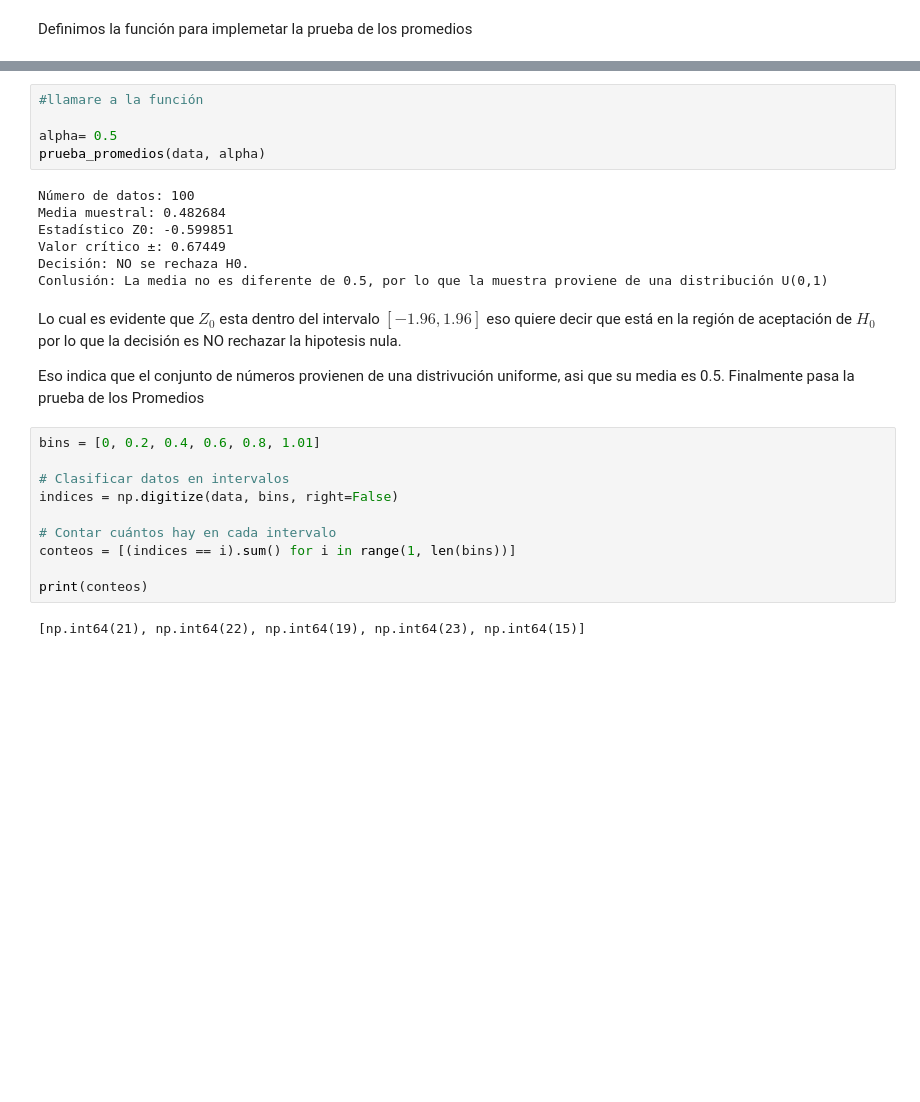
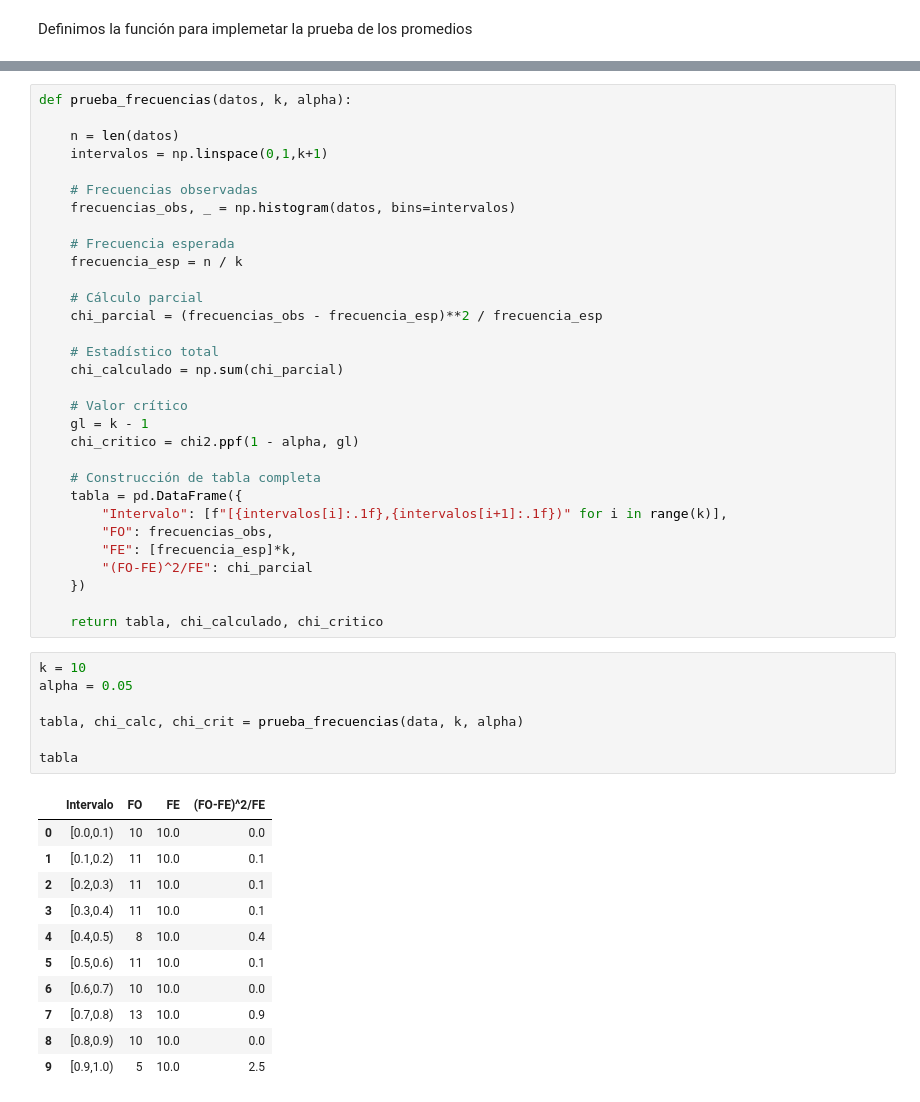
Before and after one commit to KarlaMichelleSorianoSanhez/Simulacion-I, a Jupyter notebook: prueba_frecuencias.ipynb, the cells around one changed output, grey strips where cells are left out. Cells and saved outputs as stored; diff of their text form; blank space fills up the shorter version.

```diff
--- a/prueba_frecuencias.ipynb
+++ b/prueba_frecuencias.ipynb
@@ -143,29 +176,50 @@ def prueba_promedios(data, alpha):
-# %%
-#llamare a la función
-
-alpha= 0.5
-prueba_promedios(data, alpha)
-# %% [output]
-Número de datos: 100
-Media muestral: 0.482684
-Estadístico Z0: -0.599851
-Valor crítico ±: 0.67449
-Decisión: NO se rechaza H0.
-Conlusión: La media no es diferente de 0.5, por lo que la muestra proviene de una distribución U(0,1)
-# %% [markdown]
-
-Lo cual es evidente que $Z_0$ esta dentro del intervalo $[-1.96, 1.96]$ eso quiere decir que está en la región de aceptación de $H_0$ por lo que la decisión es NO rechazar la hipotesis nula.
-
-Eso indica que el conjunto de números provienen de una distrivución uniforme, asi que su media es 0.5. Finalmente pasa la prueba de los Promedios
-# %%
-bins = [0, 0.2, 0.4, 0.6, 0.8, 1.01]
-
-# Clasificar datos en intervalos
-indices = np.digitize(data, bins, right=False)
-
-# Contar cuántos hay en cada intervalo
-conteos = [(indices == i).sum() for i in range(1, len(bins))]
-
-print(conteos)
-# %% [output]
-[np.int64(21), np.int64(22), np.int64(19), np.int64(23), np.int64(15)]
+# %%
+def prueba_frecuencias(datos, k, alpha):
+
+    n = len(datos)
+    intervalos = np.linspace(0,1,k+1)
+
+    # Frecuencias observadas
+    frecuencias_obs, _ = np.histogram(datos, bins=intervalos)
+
+    # Frecuencia esperada
+    frecuencia_esp = n / k
+
+    # Cálculo parcial
+    chi_parcial = (frecuencias_obs - frecuencia_esp)**2 / frecuencia_esp
+
+    # Estadístico total
+    chi_calculado = np.sum(chi_parcial)
+
+    # Valor crítico
+    gl = k - 1
+    chi_critico = chi2.ppf(1 - alpha, gl)
+
+    # Construcción de tabla completa
+    tabla = pd.DataFrame({
+        "Intervalo": [f"[{intervalos[i]:.1f},{intervalos[i+1]:.1f})" for i in range(k)],
+        "FO": frecuencias_obs,
+        "FE": [frecuencia_esp]*k,
+        "(FO-FE)^2/FE": chi_parcial
+    })
+
+    return tabla, chi_calculado, chi_critico
+# %%
+k = 10
+alpha = 0.05
+
+tabla, chi_calc, chi_crit = prueba_frecuencias(data, k, alpha)
+
+tabla
+# %% [output]
+|  | Intervalo | FO | FE | (FO-FE)^2/FE |
+| 0 | [0.0,0.1) | 10 | 10.0 | 0.0 |
+| 1 | [0.1,0.2) | 11 | 10.0 | 0.1 |
+| 2 | [0.2,0.3) | 11 | 10.0 | 0.1 |
+| 3 | [0.3,0.4) | 11 | 10.0 | 0.1 |
+| 4 | [0.4,0.5) | 8 | 10.0 | 0.4 |
+| 5 | [0.5,0.6) | 11 | 10.0 | 0.1 |
+| 6 | [0.6,0.7) | 10 | 10.0 | 0.0 |
+| 7 | [0.7,0.8) | 13 | 10.0 | 0.9 |
+| 8 | [0.8,0.9) | 10 | 10.0 | 0.0 |
+| 9 | [0.9,1.0) | 5 | 10.0 | 2.5 |
```
Also changed, not shown: parts of 10 cells of this notebook.
